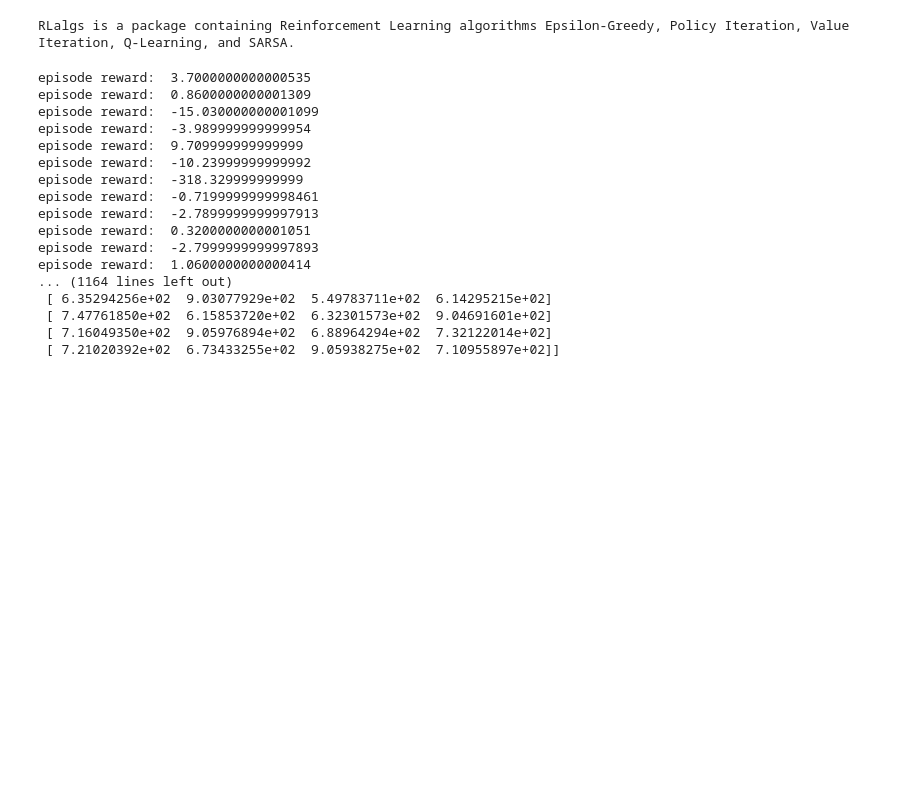
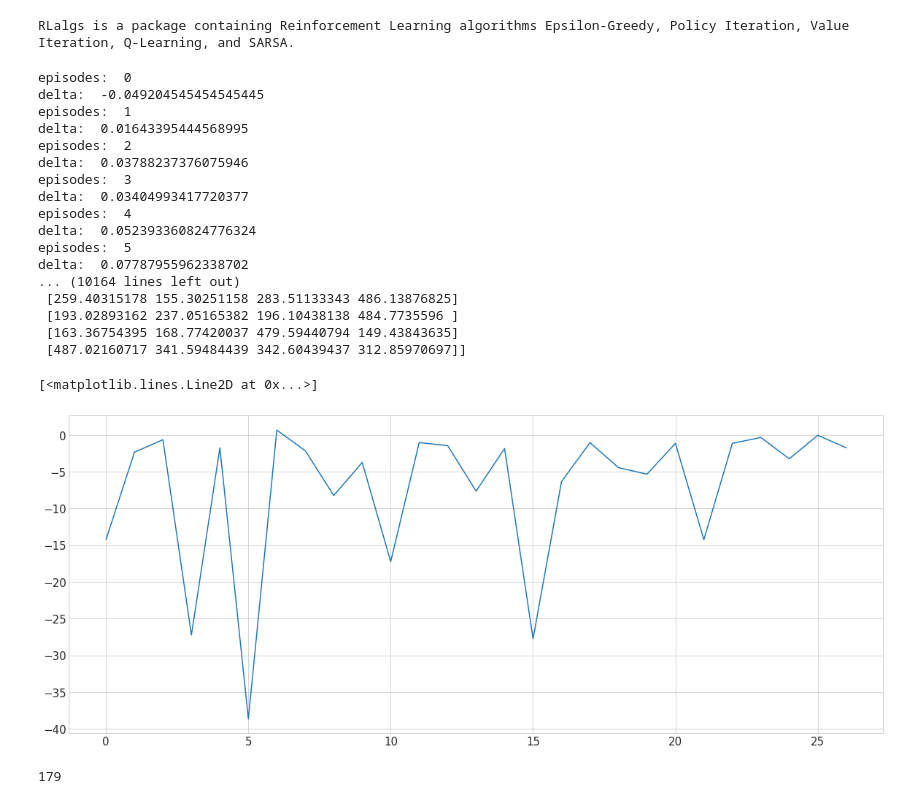
Before and after one commit to lianyixin/RL-AutoGuiding, a Jupyter notebook: ql_training.ipynb, the cells around one changed output. Saved outputs shown, nothing was run; the diff lists cells and outputs as text; code cells hidden in the pictures; blank space fills up the shorter version.

Commit message:
ql learning update

```diff
--- a/ql_training.ipynb
+++ b/ql_training.ipynb
@@ -79,24 +88,48 @@ env = Environment({
     'terminal_state_id': int(task)
 })
 env.reset()
-
-Q = QLearning(env, NUM_TRA_EPISODES, gamma, initial_learning_rate, EPSILON)
+plot_list = {}
+Q = QLearning(env, NUM_TRA_EPISODES, gamma, initial_learning_rate, EPSILON, plot_list)
 print (Q)
 # %% [output]
-episode reward:  3.7000000000000535
-episode reward:  0.8600000000001309
-episode reward:  -15.030000000001099
-episode reward:  -3.989999999999954
-episode reward:  9.709999999999999
-episode reward:  -10.23999999999992
-episode reward:  -318.329999999999
-episode reward:  -0.7199999999998461
-episode reward:  -2.7899999999997913
-episode reward:  0.3200000000001051
-episode reward:  -2.7999999999997893
-episode reward:  1.0600000000000414
-... (1164 lines left out)
- [ 6.35294256e+02  9.03077929e+02  5.49783711e+02  6.14295215e+02]
- [ 7.47761850e+02  6.15853720e+02  6.32301573e+02  9.04691601e+02]
- [ 7.16049350e+02  9.05976894e+02  6.88964294e+02  7.32122014e+02]
- [ 7.21020392e+02  6.73433255e+02  9.05938275e+02  7.10955897e+02]]
+episodes:  0
+delta:  -0.049204545454545445
+episodes:  1
+delta:  0.01643395444568995
+episodes:  2
+delta:  0.03788237376075946
+episodes:  3
+delta:  0.03404993417720377
+episodes:  4
+delta:  0.052393360824776324
+episodes:  5
+delta:  0.07787955962338702
+... (10164 lines left out)
+ [259.40315178 155.30251158 283.51133343 486.13876825]
+ [193.02893162 237.05165382 196.10438138 484.7735596 ]
+ [163.36754395 168.77420037 479.59440794 149.43843635]
+ [487.02160717 341.59484439 342.60439437 312.85970697]]
+# %%
+%matplotlib inline
+import matplotlib.pyplot as plt
+plt.style.use('seaborn-whitegrid')
+plt.rcParams['figure.figsize'] = [20, 8]
+plt.xticks(fontsize=15)
+plt.yticks(fontsize=15)
+
+# for i in range(0, len(plot_list)):
+#     if i == 26: continue
+#     plt.plot(plot_list[i])
+# plt.ylim(-200, 25)
+
+plt.plot(plot_list[0])
+# plt.legend(prop={'size': 20})
+# plt.xlabel('Iteration', fontsize=15)
+# plt.ylabel('Ln P', fontsize=15)
+# %% [output]
+[<matplotlib.lines.Line2D at 0x...>]
+[figure, added]
+# %%
+len(plot_list)
+# %% [output]
+179
```
Also changed, not shown: parts of 5 cells of this notebook, 1 other file.
